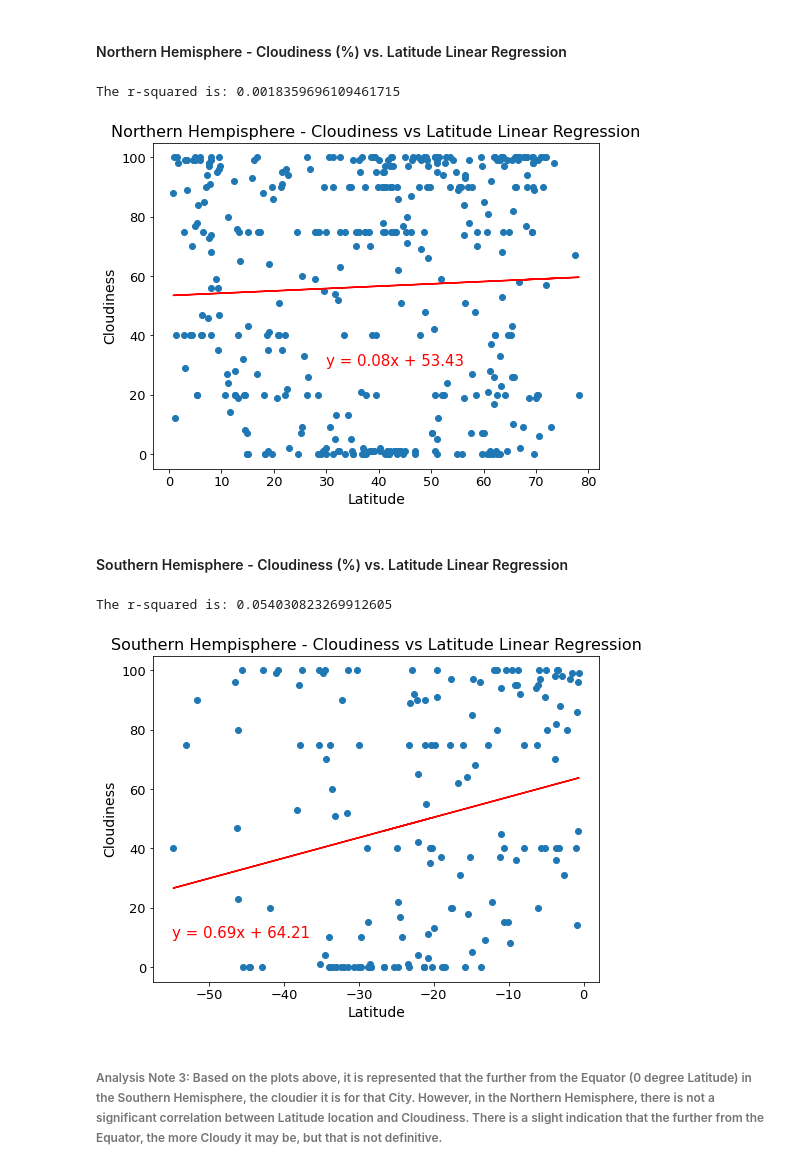
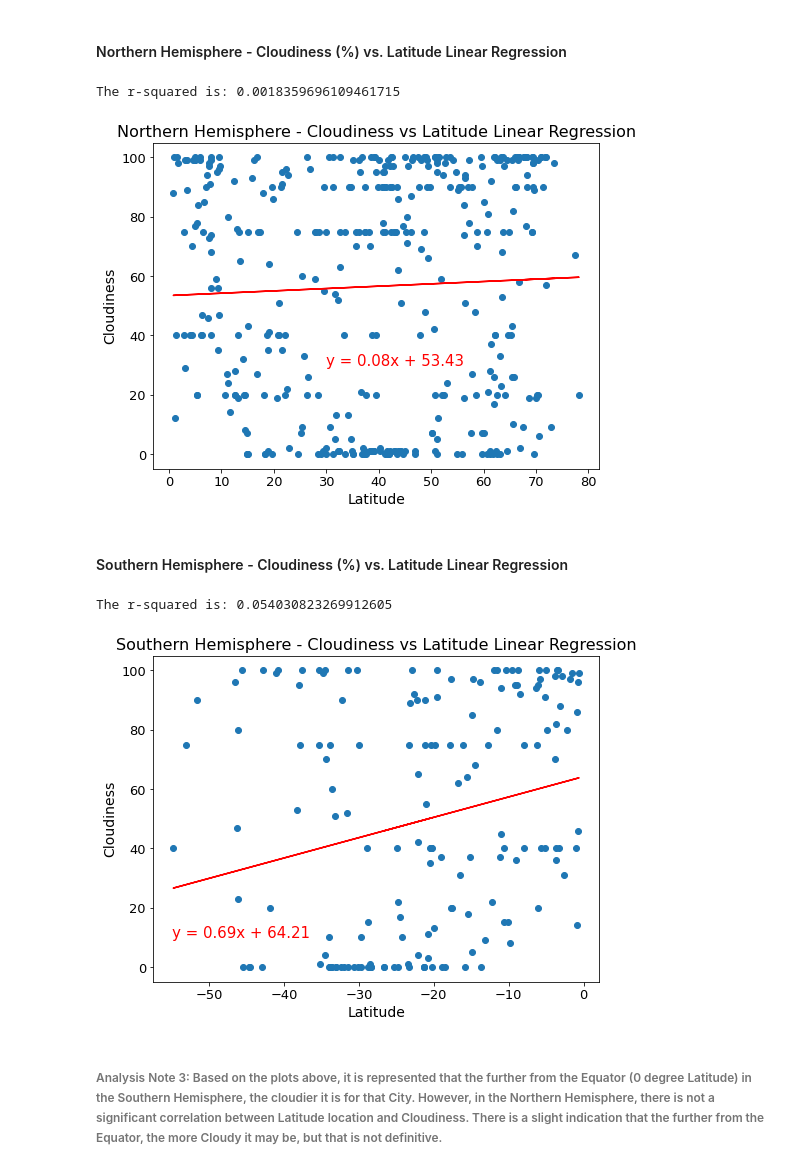
Before and after one commit to rls1316/python-api-challenge, a Jupyter notebook: WeatherPy/WeatherPy.ipynb, the cells around one changed output. Drawn from its saved outputs; the diff is of its cells as text; code cells hidden in the pictures.

```diff
--- a/WeatherPy/WeatherPy.ipynb
+++ b/WeatherPy/WeatherPy.ipynb
@@ -380,26 +382,26 @@ The r-squared is: 0.03106016030038164
 # %%
 # Calculate the linear regression model for Cloudiness vs. Latitude Linear Regression for the Northern Hemisphere
 x_values = Northern_Hemisphere['Lat']
 y_values = Northern_Hemisphere['Cloudiness']
 
 (slope, intercept, rvalue, pvalue, stderr) = linregress(x_values, y_values)
 regress_values = x_values * slope + intercept
 line_eq = "y = " + str(round(slope,2)) + "x + " + str(round(intercept,2))
 
 fig1= plt.subplots(figsize = (8, 6))
 plt.scatter(x_values,y_values)
 plt.plot(x_values,regress_values,"r-")
 plt.annotate(line_eq,(30, 30), fontsize = 15, color = "red")
-plt.title('Northern Hempisphere - Cloudiness vs Latitude Linear Regression', fontsize = 16)
+plt.title('Northern Hemisphere - Cloudiness vs Latitude Linear Regression', fontsize = 16)
 plt.xlabel('Latitude', fontsize = 14)
 plt.ylabel('Cloudiness', fontsize = 14)
 plt.xticks(fontsize = 13)
 plt.yticks(fontsize = 13)
 print(f"The r-squared is: {rvalue**2}")
 plt.show()
 # %% [output]
 The r-squared is: 0.0018359696109461715
-[figure, old version]
+[figure, new version]
 # %% [markdown]
 ####  Southern Hemisphere - Cloudiness (%) vs. Latitude Linear Regression
 # %%
@@ -415,7 +417,7 @@ fig1= plt.subplots(figsize = (8, 6))
 plt.scatter(x_values,y_values)
 plt.plot(x_values,regress_values,"r-")
 plt.annotate(line_eq,(-55, 10), fontsize = 15, color = "red")
-plt.title('Southern Hempisphere - Cloudiness vs Latitude Linear Regression', fontsize = 16)
+plt.title('Southern Hemisphere - Cloudiness vs Latitude Linear Regression', fontsize = 16)
 plt.xlabel('Latitude', fontsize = 14)
 plt.ylabel('Cloudiness', fontsize = 14)
 plt.xticks(fontsize = 13)
@@ -424,7 +426,7 @@ print(f"The r-squared is: {rvalue**2}")
 plt.show()
 # %% [output]
 The r-squared is: 0.054030823269912605
-[figure, old version]
+[figure, new version]
 # %% [markdown]
 ######  Analysis Note 3: Based on the plots above, it is represented that the further from the Equator (0 degree Latitude) in the Southern Hemisphere, the cloudier it is for that City. However, in the Northern Hemisphere, there is not a significant correlation between Latitude location and Cloudiness. There is a slight indication that the further from the Equator, the more Cloudy it may be, but that is not definitive.
 # %% [markdown]
```
Also changed, not shown: parts of 15 cells of this notebook, 12 other files.
